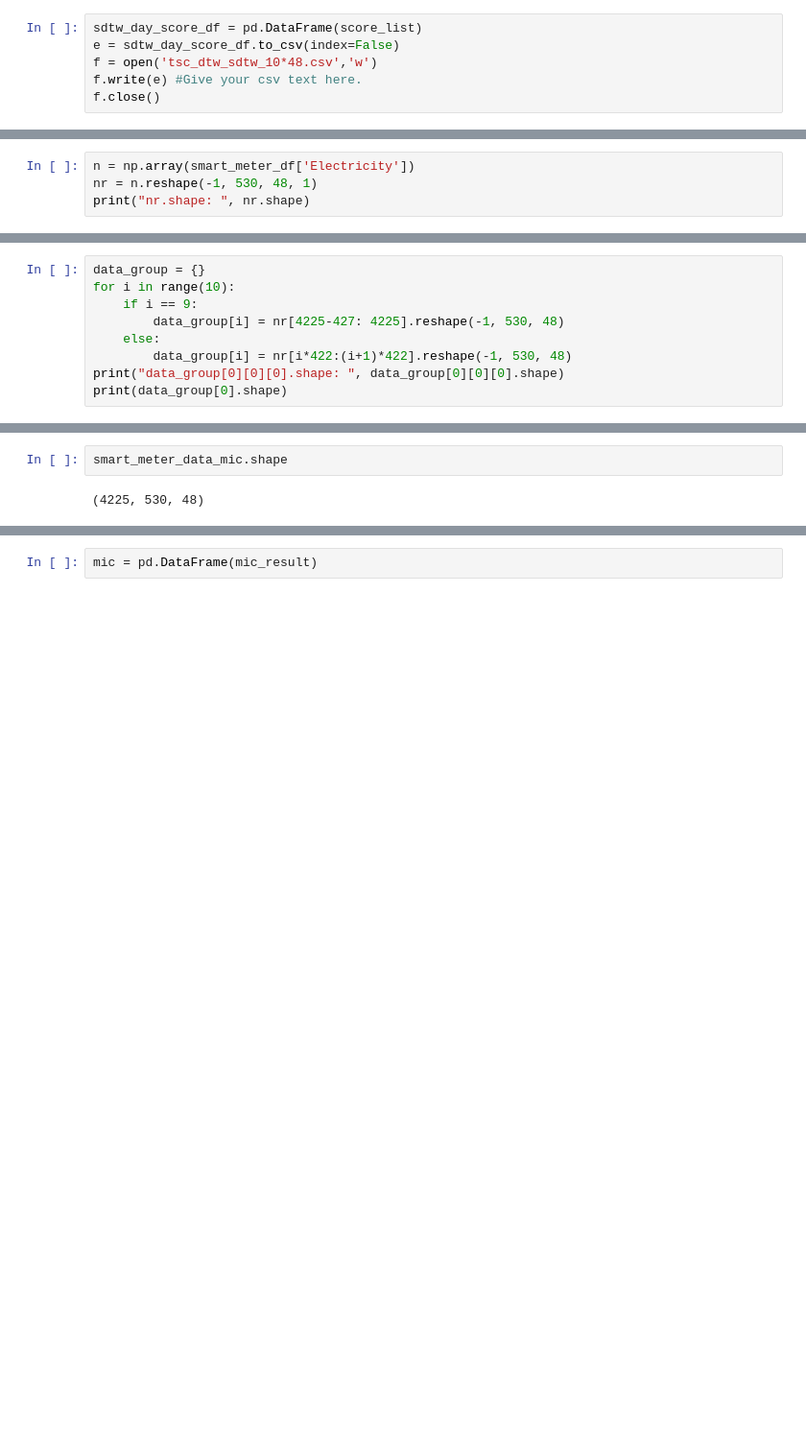
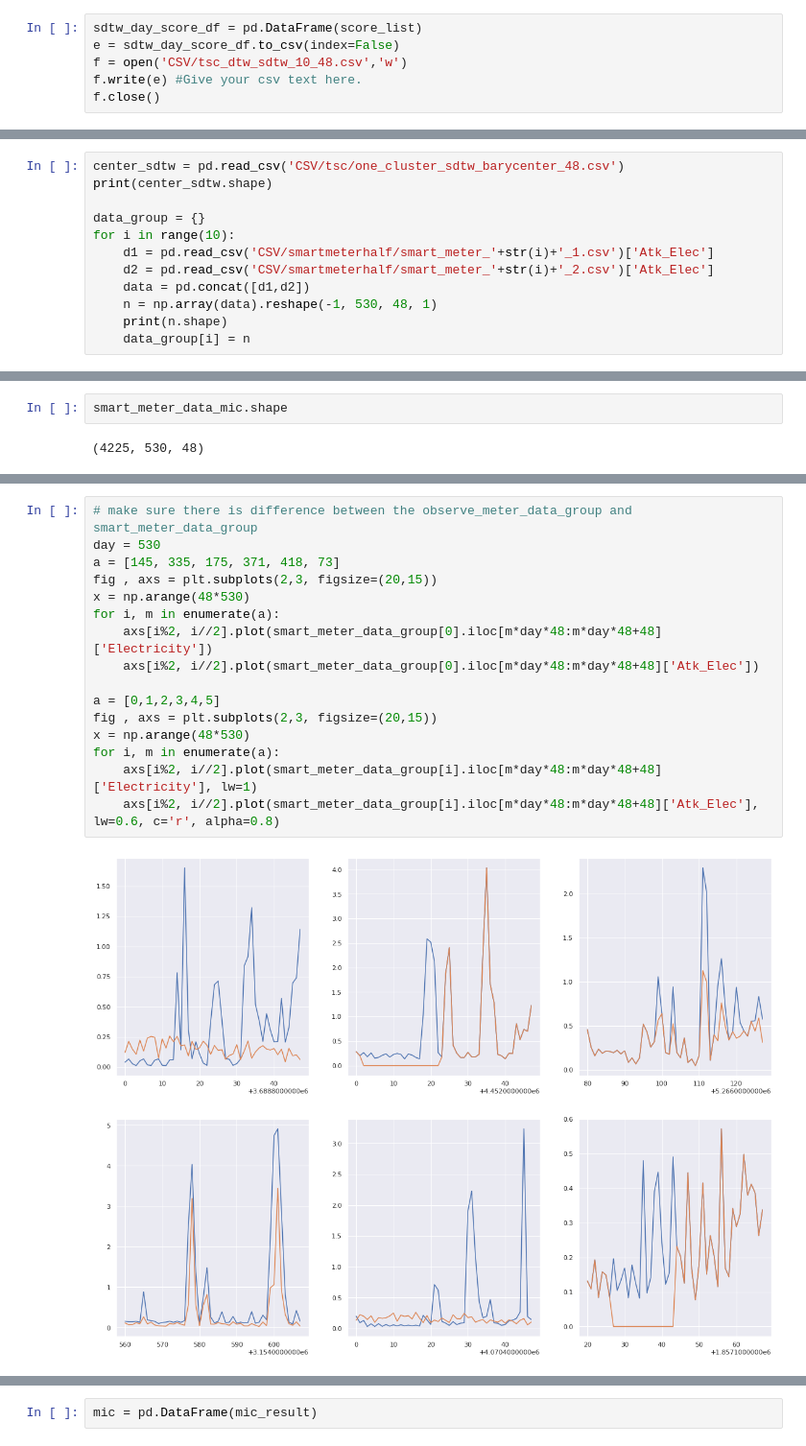
Before and after one commit to BOBO-LU/Non-Technical-Loss, a Jupyter notebook: main-preprocess.ipynb, the cells around one changed output, grey strips where cells are left out. Shown at 96% size. Saved outputs shown, nothing was run; the diff lists cells and outputs as text; blank space fills up the shorter version.

```diff
--- a/main-preprocess.ipynb
+++ b/main-preprocess.ipynb
@@ -1297,7 +1522,7 @@ print(area_count, meter_count, day_count)
 # %%
 sdtw_day_score_df = pd.DataFrame(score_list)
 e = sdtw_day_score_df.to_csv(index=False)
-f = open('tsc_dtw_sdtw_10*48.csv','w')
+f = open('CSV/tsc_dtw_sdtw_10_48.csv','w')
 f.write(e) #Give your csv text here.
 f.close()
 # %% [markdown]
@@ -1314,4 +1529,0 @@ print(smart_meter_df.shape)
-# %%
-n = np.array(smart_meter_df['Electricity'])
-nr = n.reshape(-1, 530, 48, 1)
-print("nr.shape: ", nr.shape)
@@ -1320,9 +1529,0 @@ nr.shape:  (4225, 530, 48, 1)
-# %%
-data_group = {}
-for i in range(10):
-    if i == 9:
-        data_group[i] = nr[4225-427: 4225].reshape(-1, 530, 48)
-    else:
-        data_group[i] = nr[i*422:(i+1)*422].reshape(-1, 530, 48)
-print("data_group[0][0][0].shape: ", data_group[0][0][0].shape)
-print(data_group[0].shape)
@@ -1331,0 +1530,12 @@ data_group[0][0][0].shape:  (48,)
+# %%
+center_sdtw = pd.read_csv('CSV/tsc/one_cluster_sdtw_barycenter_48.csv')
+print(center_sdtw.shape)
+
+data_group = {}
+for i in range(10):
+    d1 = pd.read_csv('CSV/smartmeterhalf/smart_meter_'+str(i)+'_1.csv')['Atk_Elec']
+    d2 = pd.read_csv('CSV/smartmeterhalf/smart_meter_'+str(i)+'_2.csv')['Atk_Elec']
+    data = pd.concat([d1,d2])
+    n = np.array(data).reshape(-1, 530, 48, 1)
+    print(n.shape)
+    data_group[i] = n
@@ -1443,0 +1712,18 @@ smart_meter_data_mic.shape
+# %%
+# make sure there is difference between the observe_meter_data_group and smart_meter_data_group
+day = 530
+a = [145, 335, 175, 371, 418, 73]
+fig , axs = plt.subplots(2,3, figsize=(20,15))
+x = np.arange(48*530)
+for i, m in enumerate(a):
+    axs[i%2, i//2].plot(smart_meter_data_group[0].iloc[m*day*48:m*day*48+48]['Electricity'])
+    axs[i%2, i//2].plot(smart_meter_data_group[0].iloc[m*day*48:m*day*48+48]['Atk_Elec'])
+
+a = [0,1,2,3,4,5]
+fig , axs = plt.subplots(2,3, figsize=(20,15))
+x = np.arange(48*530)
+for i, m in enumerate(a):
+    axs[i%2, i//2].plot(smart_meter_data_group[i].iloc[m*day*48:m*day*48+48]['Electricity'], lw=1)
+    axs[i%2, i//2].plot(smart_meter_data_group[i].iloc[m*day*48:m*day*48+48]['Atk_Elec'], lw=0.6, c='r', alpha=0.8)
+# %% [output]
+[figure, added]
```
Also changed, not shown: parts of 45 cells of this notebook.
